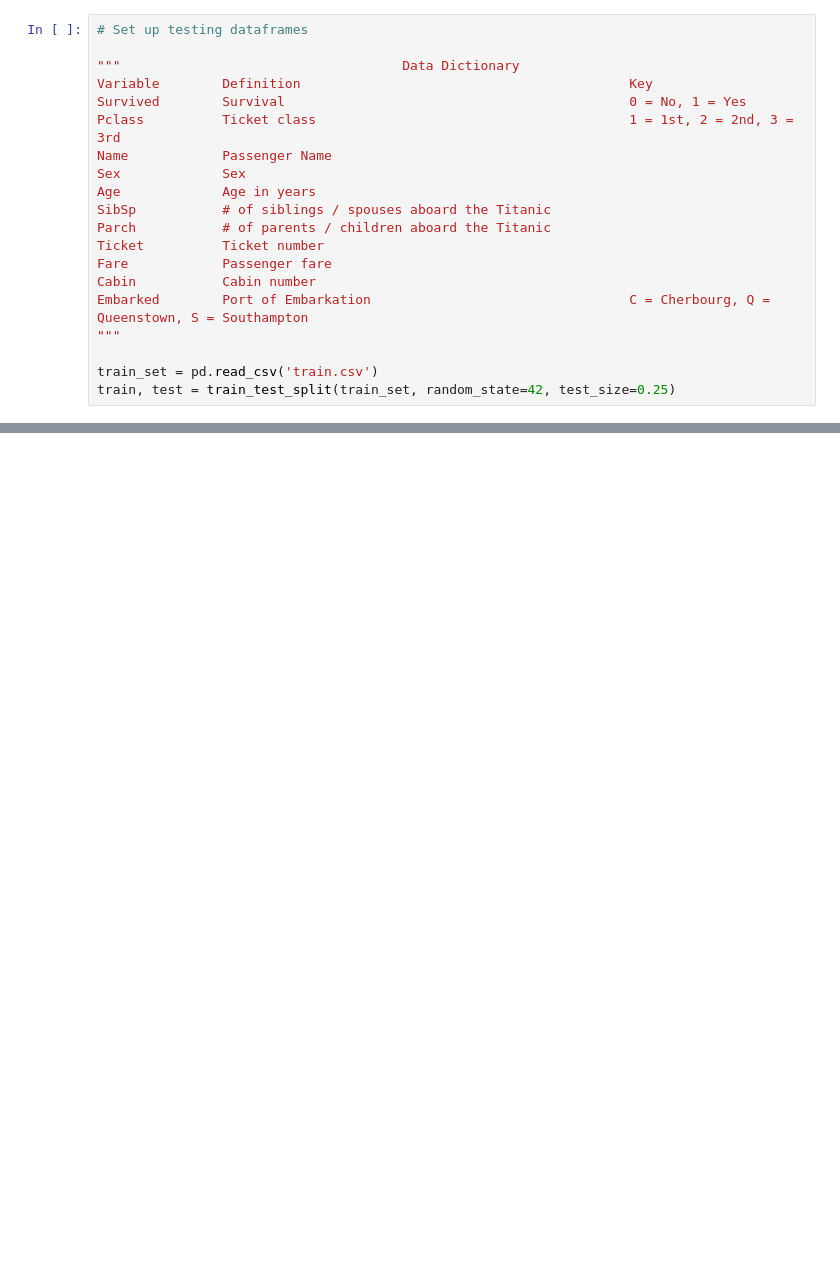
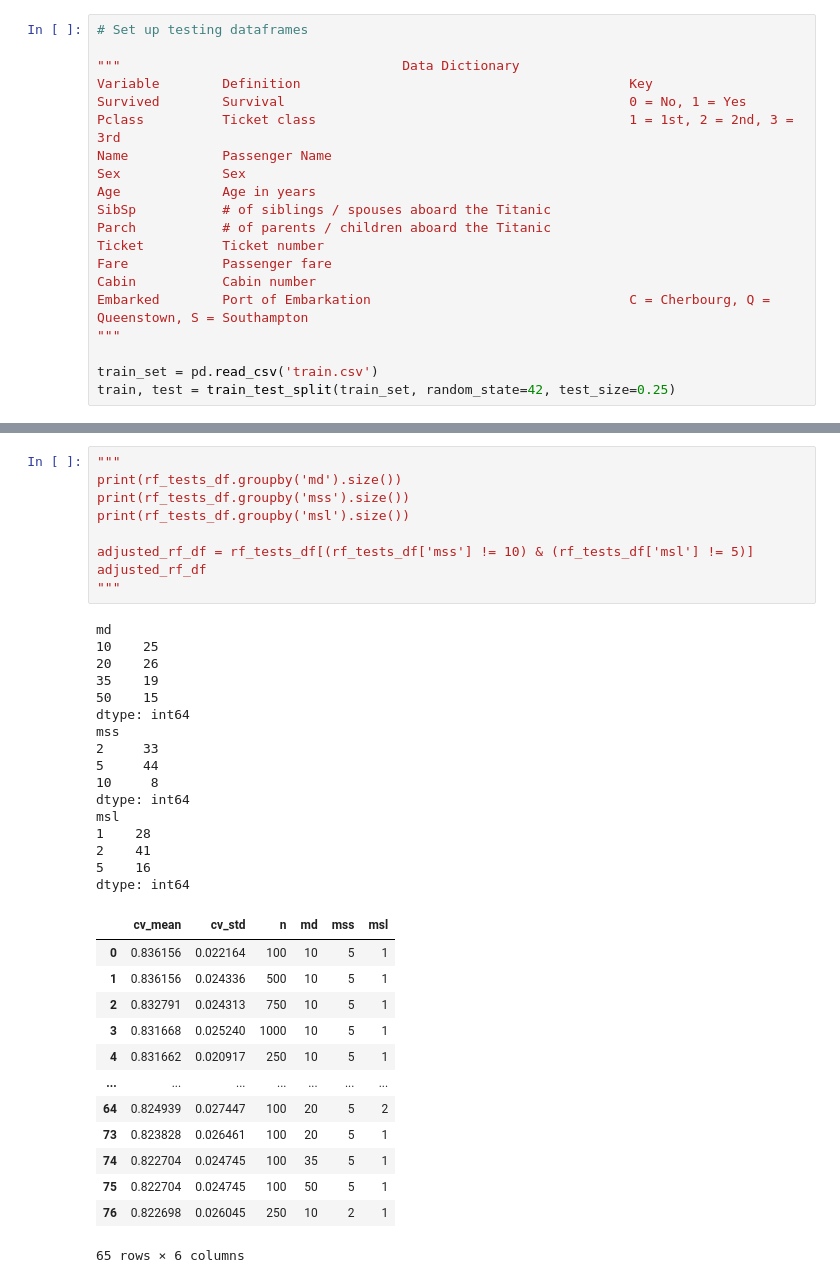
Before and after one commit to AphelionSnow/Kaggle-Titanic, a Jupyter notebook: survivial_predictor.ipynb, the cells around one changed output, grey strips where cells are left out. Saved outputs shown, nothing was run; the diff lists cells and outputs as text; blank space fills up the shorter version.

```diff
--- a/survivial_predictor.ipynb
+++ b/survivial_predictor.ipynb
@@ -111,0 +237,39 @@ LogisticRegression does not accept missing values encoded as NaN natively. For s
+# %%
+"""
+print(rf_tests_df.groupby('md').size())
+print(rf_tests_df.groupby('mss').size())
+print(rf_tests_df.groupby('msl').size())
+
+adjusted_rf_df = rf_tests_df[(rf_tests_df['mss'] != 10) & (rf_tests_df['msl'] != 5)]
+adjusted_rf_df
+"""
+# %% [output]
+md
+10    25
+20    26
+35    19
+50    15
+dtype: int64
+mss
+2     33
+5     44
+10     8
+dtype: int64
+msl
+1    28
+2    41
+5    16
+dtype: int64
+|  | cv_mean | cv_std | n | md | mss | msl |
+| 0 | 0.836156 | 0.022164 | 100 | 10 | 5 | 1 |
+| 1 | 0.836156 | 0.024336 | 500 | 10 | 5 | 1 |
+| 2 | 0.832791 | 0.024313 | 750 | 10 | 5 | 1 |
+| 3 | 0.831668 | 0.025240 | 1000 | 10 | 5 | 1 |
+| 4 | 0.831662 | 0.020917 | 250 | 10 | 5 | 1 |
+| ... | ... | ... | ... | ... | ... | ... |
+| 64 | 0.824939 | 0.027447 | 100 | 20 | 5 | 2 |
+| 73 | 0.823828 | 0.026461 | 100 | 20 | 5 | 1 |
+| 74 | 0.822704 | 0.024745 | 100 | 35 | 5 | 1 |
+| 75 | 0.822704 | 0.024745 | 100 | 50 | 5 | 1 |
+| 76 | 0.822698 | 0.026045 | 250 | 10 | 2 | 1 |
+65 rows × 6 columns
```
Also changed, not shown: parts of 17 cells of this notebook, 2 other files.
